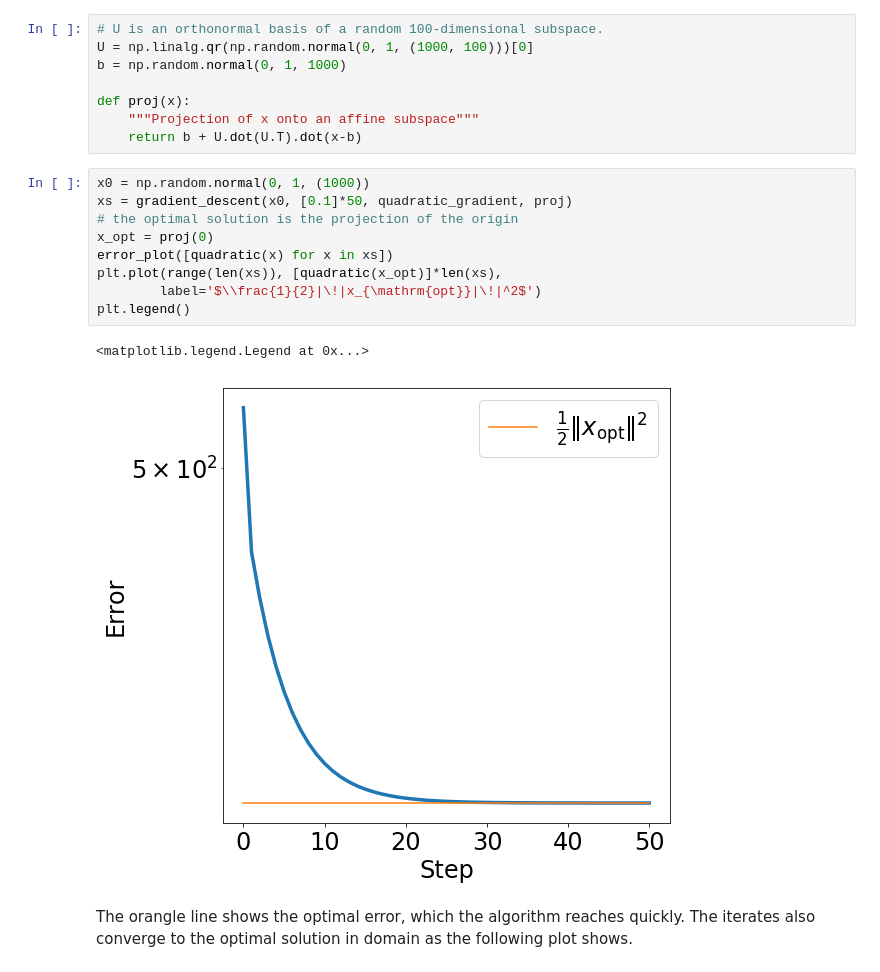
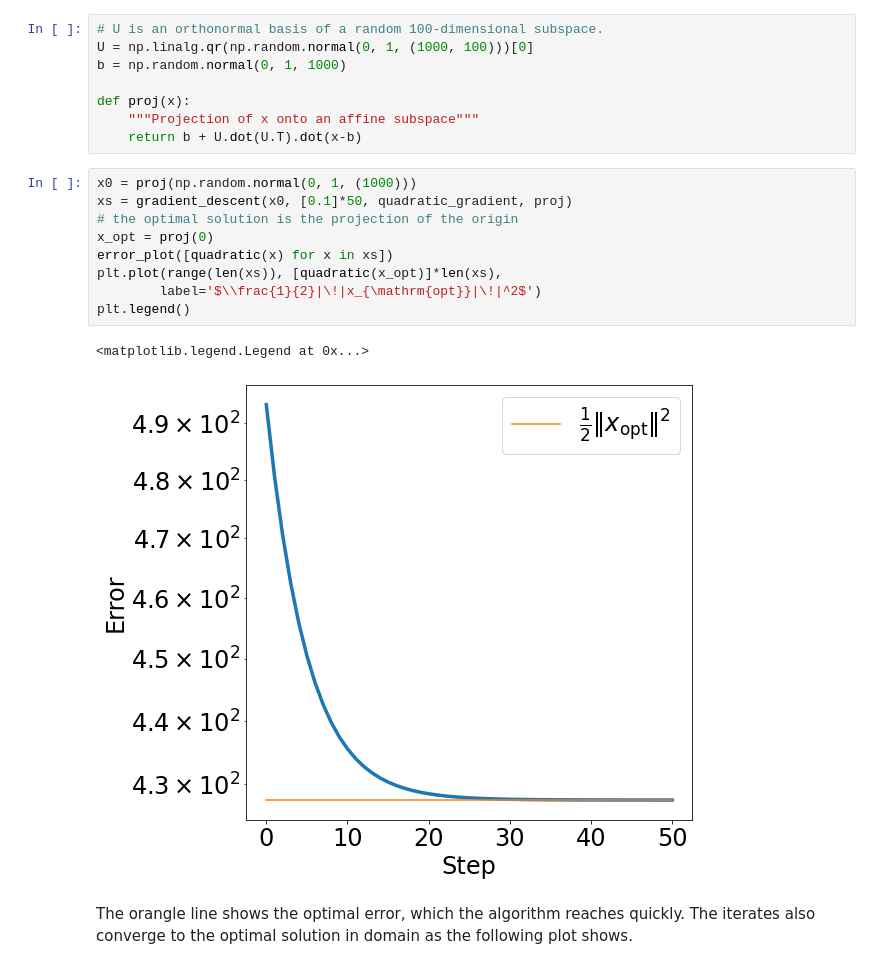
Before and after one commit to ee227c/ee227c.github.io, a Jupyter notebook: code/lecture4.ipynb, the cells around one changed output. Drawn from its saved outputs; the diff is of its cells as text.

```diff
--- a/code/lecture4.ipynb
+++ b/code/lecture4.ipynb
@@ -104,17 +104,17 @@ def proj(x):
     """Projection of x onto an affine subspace"""
     return b + U.dot(U.T).dot(x-b)
 # %%
-x0 = np.random.normal(0, 1, (1000))
+x0 = proj(np.random.normal(0, 1, (1000)))
 xs = gradient_descent(x0, [0.1]*50, quadratic_gradient, proj)
 # the optimal solution is the projection of the origin
 x_opt = proj(0)
 error_plot([quadratic(x) for x in xs])
 plt.plot(range(len(xs)), [quadratic(x_opt)]*len(xs),
         label='$\\frac{1}{2}|\!|x_{\mathrm{opt}}|\!|^2$')
 plt.legend()
 # %% [output]
 <matplotlib.legend.Legend at 0x...>
-[figure, old version]
+[figure, new version]
 # %% [markdown]
 The orangle line shows the optimal error, which the algorithm reaches quickly. The iterates also converge to the optimal solution in domain as the following plot shows.
 # %%
```
Also changed, not shown: parts of 26 cells of this notebook.
